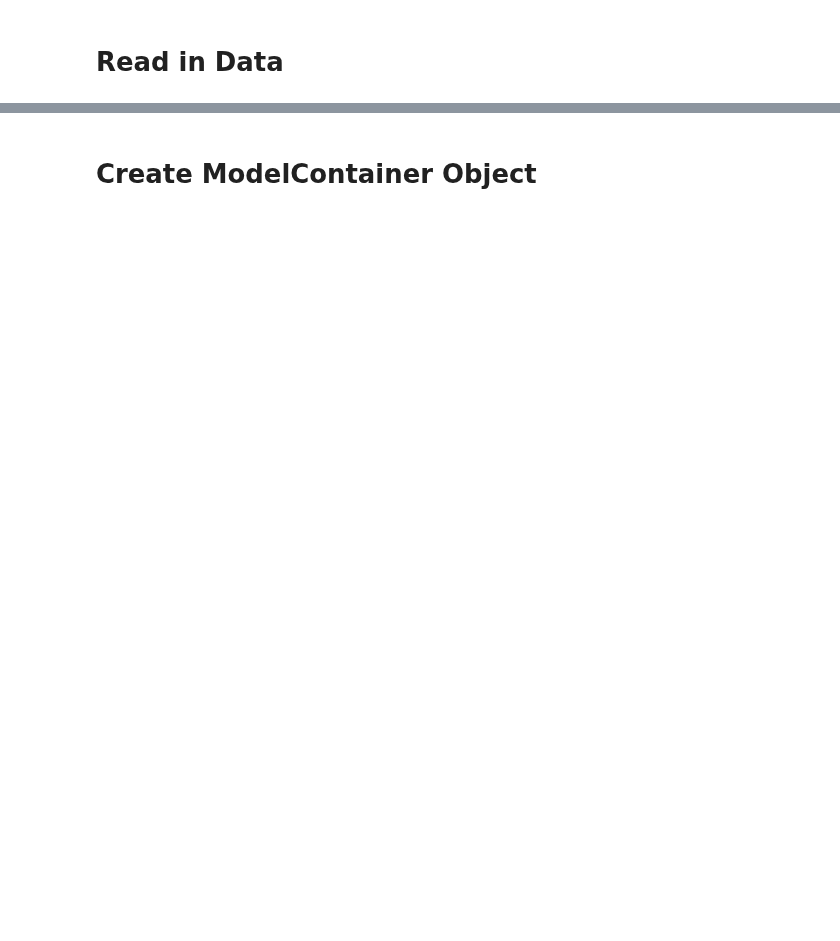
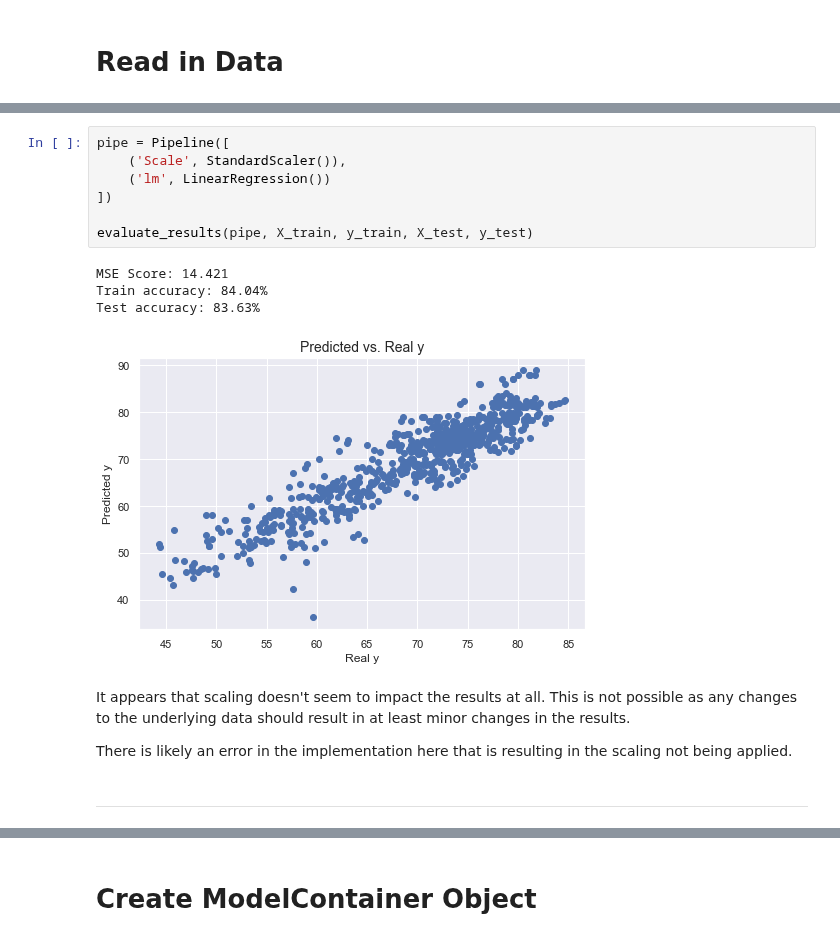
Before and after one commit to s-mushnoori/life-expectancy, a Jupyter notebook: Notebooks/4_model_training.ipynb, the cells around one changed output, grey strips where cells are left out. Cells and saved outputs as stored; diff of their text form; blank space fills up the shorter version.

```diff
--- a/Notebooks/4_model_training.ipynb
+++ b/Notebooks/4_model_training.ipynb
@@ -40,0 +87,18 @@ display(X_test.head())
+# %%
+pipe = Pipeline([
+    ('Scale', StandardScaler()),
+    ('lm', LinearRegression())
+])
+
+evaluate_results(pipe, X_train, y_train, X_test, y_test)
+# %% [output]
+MSE Score: 14.421
+Train accuracy: 84.04%
+Test accuracy: 83.63%
+[figure, added]
+# %% [markdown]
+It appears that scaling doesn't seem to impact the results at all. This is not possible as any changes to the underlying data should result in at least minor changes in the results.
+
+There is likely an error in the implementation here that is resulting in the scaling not being applied.
+# %% [markdown]
+------------------------
```
Also changed, not shown: parts of 17 cells of this notebook, 8 other files.
